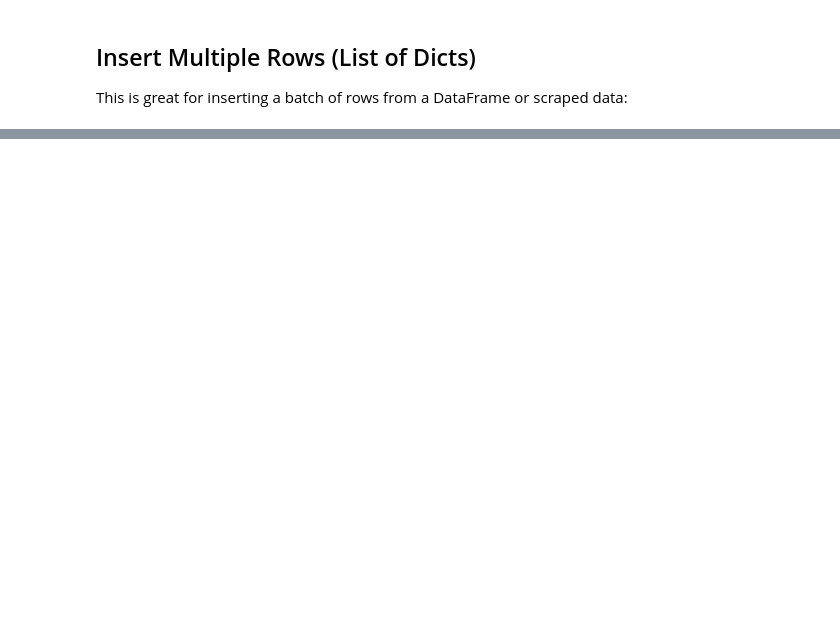
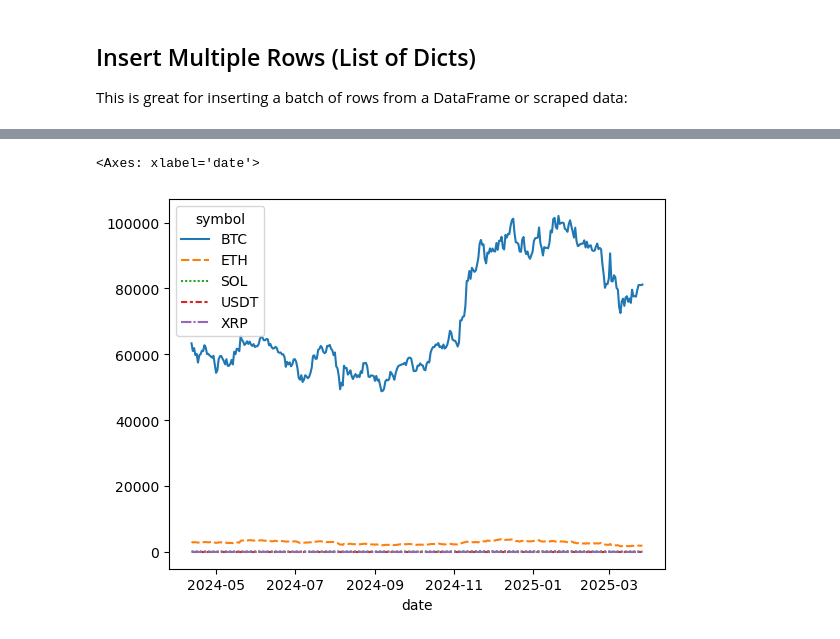
Before and after one commit to pabs-llama/projects, a Jupyter notebook: stock_api/railway_connection.ipynb, the cells around one changed output, grey strips where cells are left out. Drawn from its saved outputs; the diff is of its cells as text; code cells hidden in the pictures; blank space fills up the shorter version.

```diff
--- a/stock_api/railway_connection.ipynb
+++ b/stock_api/railway_connection.ipynb
@@ -14,6 +14,7 @@ import streamlit as st
 # Import data
 # %%
 ft_btc_articles_df = pd.read_csv("ft_btc.csv")
-api_btc_df = pd.read_csv("alphavantage_api_btc.csv")
+# api_btc_df = pd.read_csv("alphavantage_api_btc.csv")
+api_all_crypto = pd.read_csv ("alphavantage_all_crypto.csv")
 # %%
 # dropping extra columns
@@ -23,7 +23,8 @@ ft_btc_articles_df = ft_btc_articles_df.drop(columns="Unnamed: 0")
 # casting datecolumns to date time type
 ft_btc_articles_df["date"] = pd.to_datetime(ft_btc_articles_df["date"], dayfirst=True)
 # ft_btc_df['date_formatted'] = ft_btc_df['date'].dt.strftime('%d-%m-%Y')
-api_btc_df["date"] =  pd.to_datetime(api_btc_df["date"])
+# api_btc_df["date"] =  pd.to_datetime(api_btc_df["date"])
+api_all_crypto["date"] =  pd.to_datetime(api_all_crypto["date"])
 # %% [markdown]
 ## Create Connection
 # %%
@@ -179,0 +374,3 @@ def insert_articles_bulk(engine, articles):
+# %%
+# filtering
+filtered_df = api_all_crypto[["date", "symbol", "close"]]
@@ -179,0 +397,2 @@ def insert_articles_bulk(engine, articles):
+# %%
+pivot_df = filtered_df.pivot(index = "date", columns="symbol", values="close")
@@ -179,0 +416,13 @@ def insert_articles_bulk(engine, articles):
+# %%
+%matplotlib inline
+import seaborn as sns
+import matplotlib.pyplot as plt
+
+sns.lineplot(data=pivot_df)
+# pivot_df.plot(figsize=(1
+#
+#
+# 2,
+# %% [output]
+<Axes: xlabel='date'>
+[figure, added]
```
Also changed, not shown: parts of 28 cells of this notebook, 2 other files.
